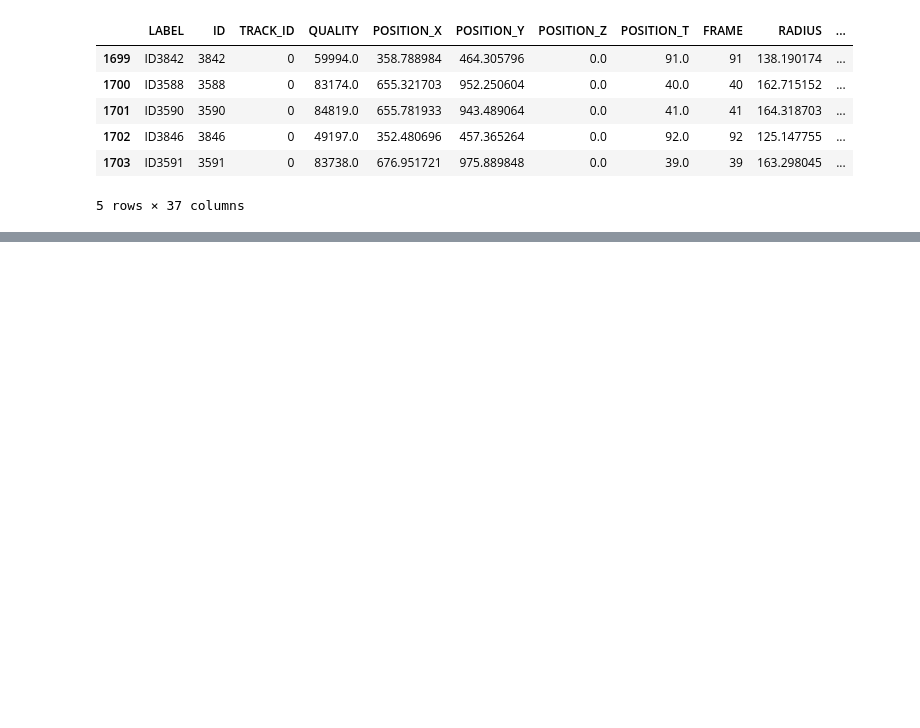
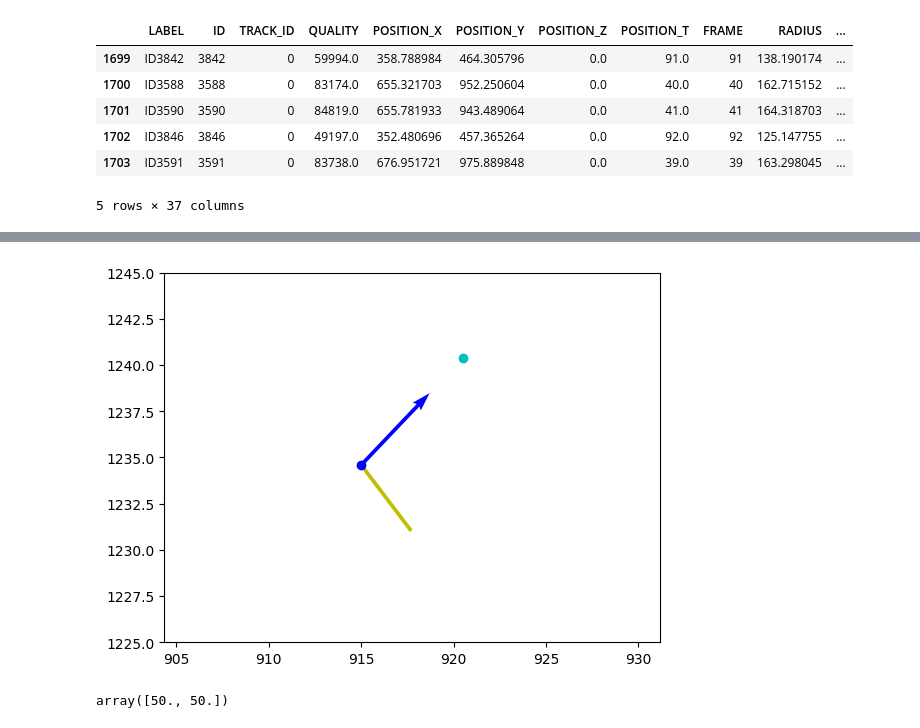
Before and after one commit to CellMigrationLab/AFT_tracks, a Jupyter notebook: 20250303_test_imports.ipynb, the cells around one changed output, grey strips where cells are left out. Cells and saved outputs as stored; diff of their text form; code cells hidden in the pictures; blank space fills up the shorter version.

```diff
--- a/20250303_test_imports.ipynb
+++ b/20250303_test_imports.ipynb
@@ -178,0 +324,17 @@ sns.lineplot(data=df_track, x=df_track.POSITION_X, y=df_track.POSITION_Y)
+# %%
+plt.plot(track_current[0], track_current[1], marker='o', color='b')
+plt.plot(track_next[0], track_next[1], marker='o', color='c')
+
+plt.quiver(track_current[0], track_current[1],track_direction[0], track_direction[1], color='b', scale=5) # track
+plt.quiver(track_current[0], track_current[1],u[0][idx_closest],v[0][idx_closest], color='y', scale=150, headaxislength=0, headlength=0) # AFT
+
+plt.axis('equal')
+
+plt.ylim([1225, 1245])
+plt.show()
+# %% [output]
+[figure, added]
+# %%
+AFT_coords[0]
+# %% [output]
+array([50., 50.])
```
Also changed, not shown: parts of 25 cells of this notebook.
